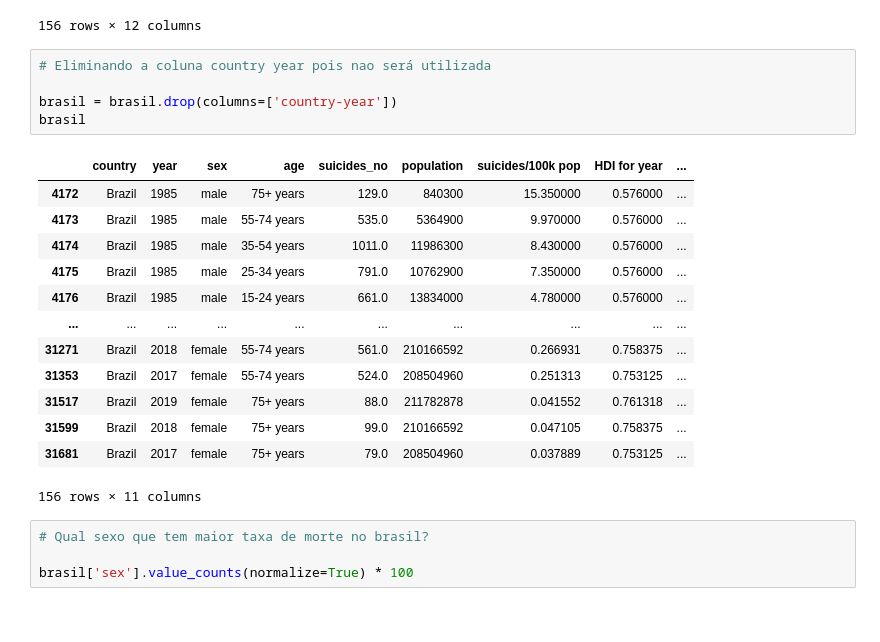
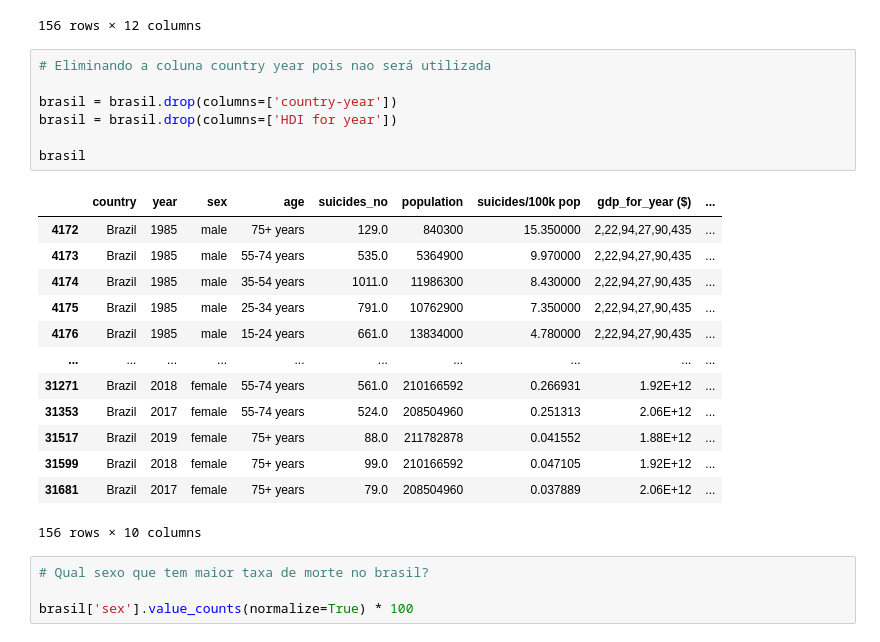
Before and after one commit to vitorhssouza/-Suicide-Rate-Project, a Jupyter notebook: taxa_suicidio.ipynb, the cells around one changed output. Cells and saved outputs as stored; diff of their text form.

```diff
--- a/taxa_suicidio.ipynb
+++ b/taxa_suicidio.ipynb
@@ -94,22 +94,24 @@ brasil
 # %%
 # Eliminando a coluna country year pois nao será utilizada
 
 brasil = brasil.drop(columns=['country-year'])
+brasil = brasil.drop(columns=['HDI for year'])
+
 brasil
 # %% [output]
-|  | country | year | sex | age | suicides_no | population | suicides/100k pop | HDI for year | ... |
-| 4172 | Brazil | 1985 | male | 75+ years | 129.0 | 840300 | 15.350000 | 0.576000 | ... |
-| 4173 | Brazil | 1985 | male | 55-74 years | 535.0 | 5364900 | 9.970000 | 0.576000 | ... |
-| 4174 | Brazil | 1985 | male | 35-54 years | 1011.0 | 11986300 | 8.430000 | 0.576000 | ... |
-| 4175 | Brazil | 1985 | male | 25-34 years | 791.0 | 10762900 | 7.350000 | 0.576000 | ... |
-| 4176 | Brazil | 1985 | male | 15-24 years | 661.0 | 13834000 | 4.780000 | 0.576000 | ... |
+|  | country | year | sex | age | suicides_no | population | suicides/100k pop | gdp_for_year ($) | ... |
+| 4172 | Brazil | 1985 | male | 75+ years | 129.0 | 840300 | 15.350000 | 2,22,94,27,90,435 | ... |
+| 4173 | Brazil | 1985 | male | 55-74 years | 535.0 | 5364900 | 9.970000 | 2,22,94,27,90,435 | ... |
+| 4174 | Brazil | 1985 | male | 35-54 years | 1011.0 | 11986300 | 8.430000 | 2,22,94,27,90,435 | ... |
+| 4175 | Brazil | 1985 | male | 25-34 years | 791.0 | 10762900 | 7.350000 | 2,22,94,27,90,435 | ... |
+| 4176 | Brazil | 1985 | male | 15-24 years | 661.0 | 13834000 | 4.780000 | 2,22,94,27,90,435 | ... |
 | ... | ... | ... | ... | ... | ... | ... | ... | ... | ... |
-| 31271 | Brazil | 2018 | female | 55-74 years | 561.0 | 210166592 | 0.266931 | 0.758375 | ... |
-| 31353 | Brazil | 2017 | female | 55-74 years | 524.0 | 208504960 | 0.251313 | 0.753125 | ... |
-| 31517 | Brazil | 2019 | female | 75+ years | 88.0 | 211782878 | 0.041552 | 0.761318 | ... |
-| 31599 | Brazil | 2018 | female | 75+ years | 99.0 | 210166592 | 0.047105 | 0.758375 | ... |
-| 31681 | Brazil | 2017 | female | 75+ years | 79.0 | 208504960 | 0.037889 | 0.753125 | ... |
+| 31271 | Brazil | 2018 | female | 55-74 years | 561.0 | 210166592 | 0.266931 | 1.92E+12 | ... |
+| 31353 | Brazil | 2017 | female | 55-74 years | 524.0 | 208504960 | 0.251313 | 2.06E+12 | ... |
+| 31517 | Brazil | 2019 | female | 75+ years | 88.0 | 211782878 | 0.041552 | 1.88E+12 | ... |
+| 31599 | Brazil | 2018 | female | 75+ years | 99.0 | 210166592 | 0.047105 | 1.92E+12 | ... |
+| 31681 | Brazil | 2017 | female | 75+ years | 79.0 | 208504960 | 0.037889 | 2.06E+12 | ... |
-156 rows × 11 columns
+156 rows × 10 columns
 # %%
 # Qual sexo que tem maior taxa de morte no brasil?
 
```
Also changed, not shown: parts of 4 cells of this notebook.
